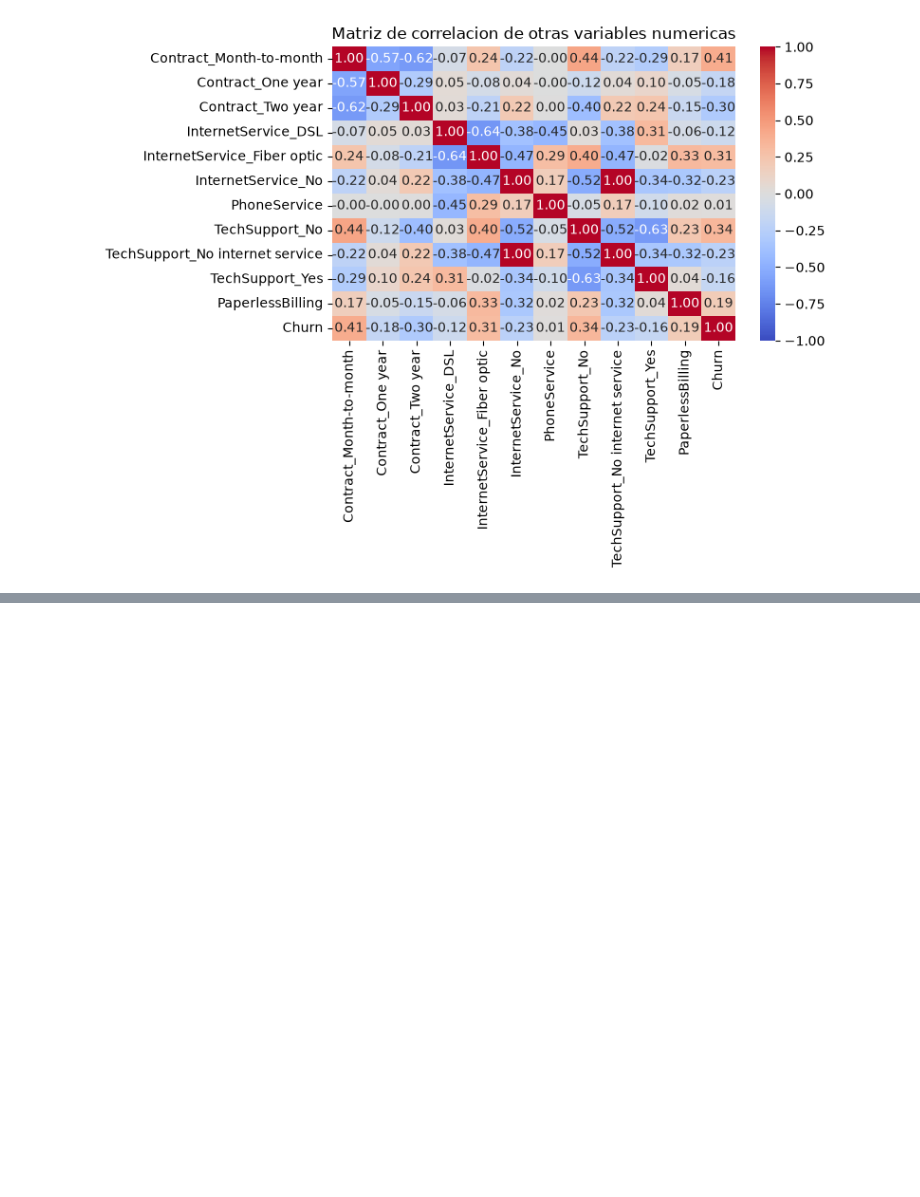
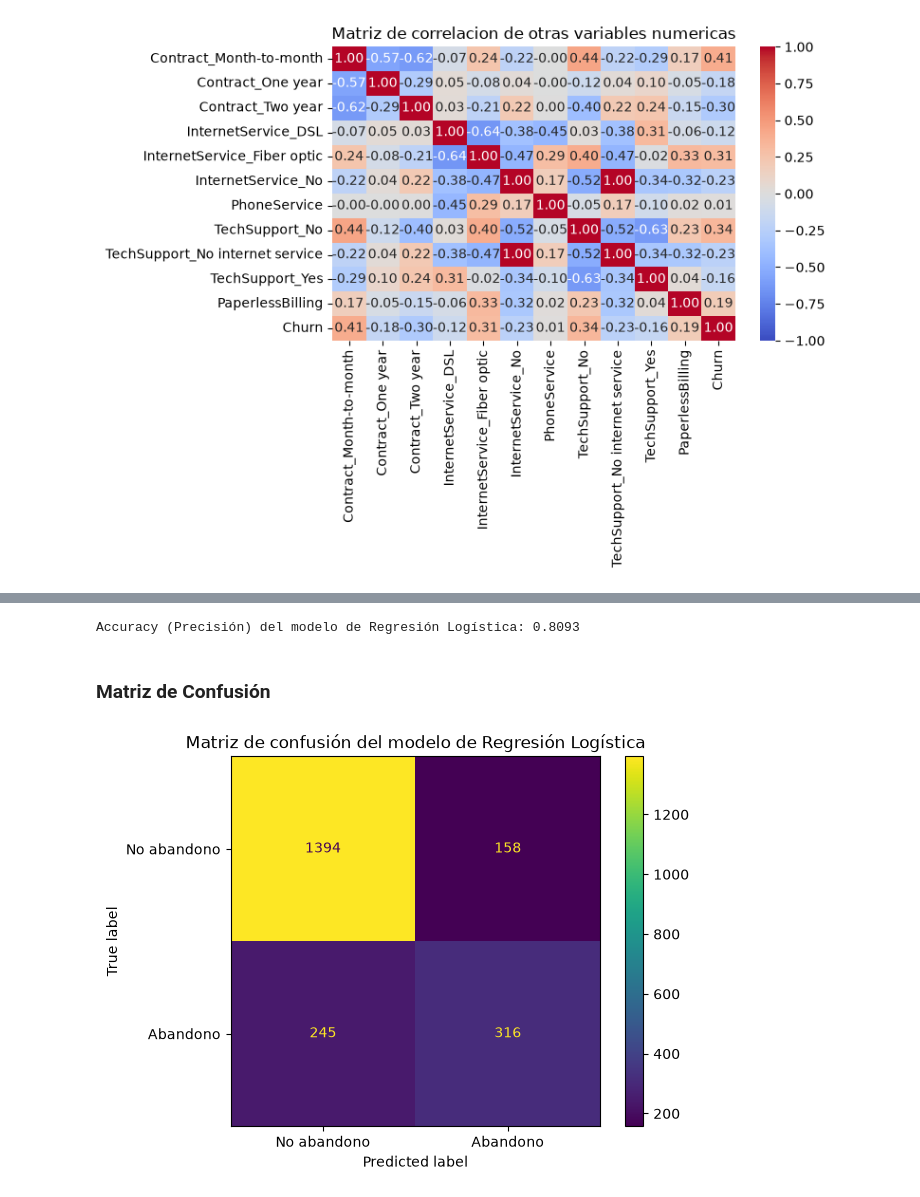
Before and after one commit to daniel-git130/CEIABD_26_27, a Jupyter notebook: MIS_TRABAJOS/Proyecto-1-Trimestre-DanielNietoBouza/Proyecto_DanielNietoBouza.ipynb, the cells around one changed output, grey strips where cells are left out. Cells and saved outputs as stored; diff of their text form; code cells hidden in the pictures; blank space fills up the shorter version.

Commit message:
Empezar entrenamiento modelos en Proyecto IA

```diff
--- a/MIS_TRABAJOS/Proyecto-1-Trimestre-DanielNietoBouza/Proyecto_DanielNietoBouza.ipynb
+++ b/MIS_TRABAJOS/Proyecto-1-Trimestre-DanielNietoBouza/Proyecto_DanielNietoBouza.ipynb
@@ -779,0 +814,4 @@ Este analisis las variables que estan mas relacionadas con el abandono de client
+# %%
+from sklearn.model_selection import train_test_split
+
+X_train, X_test, y_train, y_test = train_test_split(X, y, test_size=0.3, random_state=42, stratify=y)
@@ -779,0 +824,7 @@ Este analisis las variables que estan mas relacionadas con el abandono de client
+# %%
+from sklearn.preprocessing import StandardScaler
+
+scaler = StandardScaler()
+
+X_train_escalado = scaler.fit_transform(X_train)
+X_test_escalado = scaler.transform(X_test)
@@ -779,0 +833,3 @@ Este analisis las variables que estan mas relacionadas con el abandono de client
+# %%
+modelo_regresionLogistica = LogisticRegression()
+modelo_regresionLogistica.fit(X_train_escalado, y_train)
@@ -779,0 +840,2 @@ Este analisis las variables que estan mas relacionadas con el abandono de client
+# %%
+y_pred = modelo_regresionLogistica.predict(X_test_escalado)
@@ -779,0 +847,20 @@ Este analisis las variables que estan mas relacionadas con el abandono de client
+# %%
+from sklearn.metrics import accuracy_score, confusion_matrix, ConfusionMatrixDisplay
+
+accuracy = accuracy_score(y_test, y_pred)
+
+print(f"Accuracy (Precisión) del modelo de Regresión Logística: {accuracy:.4f}")
+# %% [output]
+Accuracy (Precisión) del modelo de Regresión Logística: 0.8093
+# %% [markdown]
+### Matriz de Confusión
+# %%
+cm_regresion_logistica = ConfusionMatrixDisplay(
+    confusion_matrix(y_test, y_pred),
+    display_labels=["No abandono", "Abandono"]
+    ).plot()
+
+plt.title("Matriz de confusión del modelo de Regresión Logística")
+plt.show()
+# %% [output]
+[figure, added]
```
Also changed, not shown: parts of 15 cells of this notebook.
